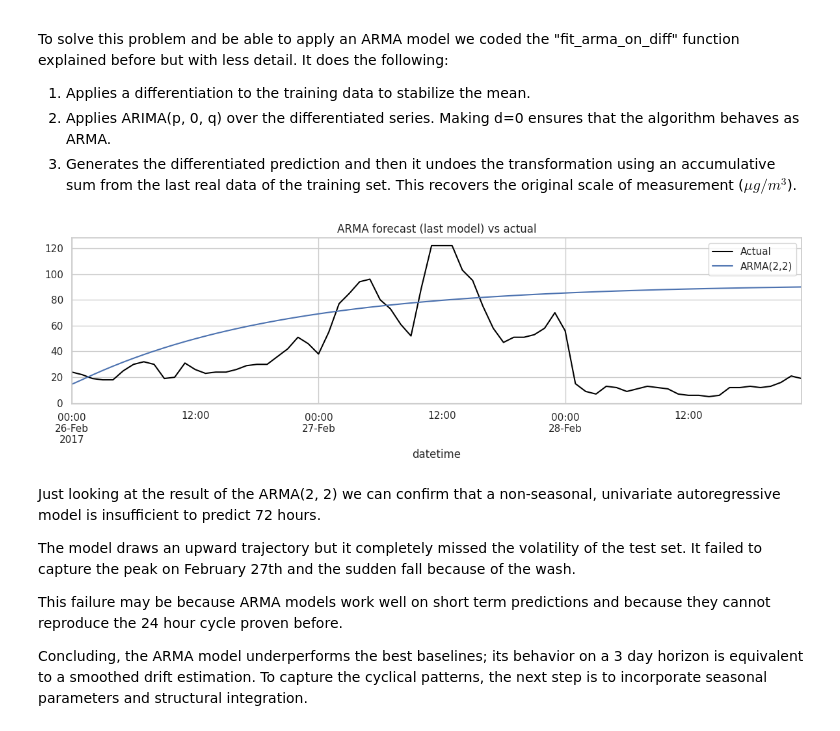
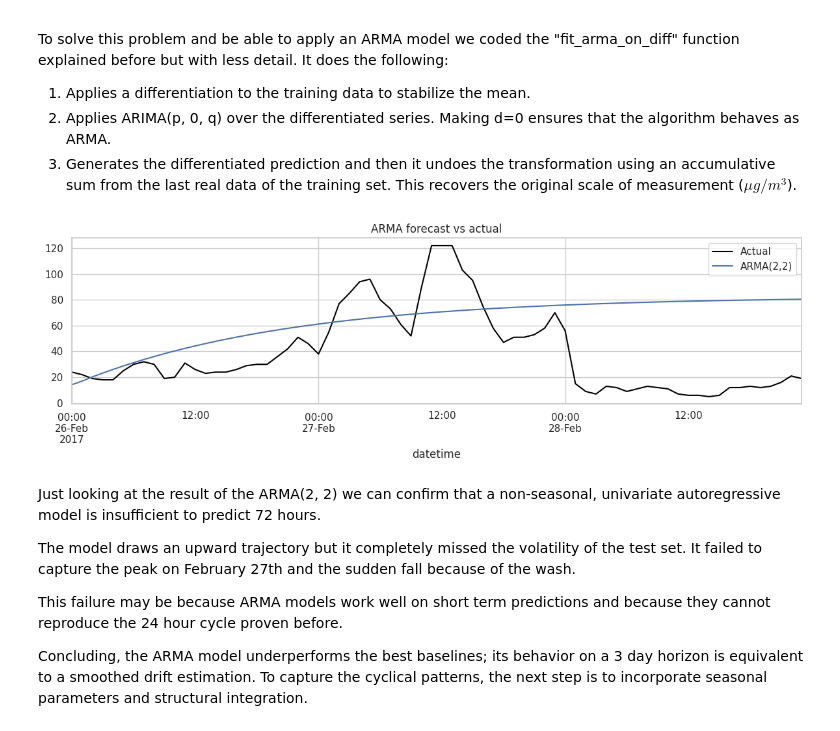
Before and after one commit to marcosmartinezud/beijing-air-quality, a Jupyter notebook: notebooks/beijing-air-quality.ipynb, the cells around one changed output. Drawn from its saved outputs; the diff is of its cells as text; code cells hidden in the pictures.

Commit message:
corrected D=0 vs D=1 and not diff

```diff
--- a/notebooks/beijing-air-quality.ipynb
+++ b/notebooks/beijing-air-quality.ipynb
@@ -361,29 +363,25 @@ To solve this problem and be able to apply an ARMA model we coded the "fit_arma_
 2. Applies ARIMA(p, 0, q) over the differentiated series. Making d=0 ensures that the algorithm behaves as ARMA.
 3. Generates the differentiated prediction and then it undoes the transformation using an accumulative sum from the last real data of the training set. This recovers the original scale of measurement ($\mu g/m^3$).
 # %%
-def fit_arma_on_diff(train_series, order, horizon):
-    diff = train_series.diff().dropna()
-    model = ARIMA(diff, order=(order[0], 0, order[1]))
+def fit_arma(train_series, order, horizon):
+    model = ARIMA(train_series, order=(order[0], 0, order[1]))
     fitted = model.fit()
-    diff_forecast = fitted.forecast(steps=horizon)
-    forecast = train_series.iloc[-1] + np.cumsum(diff_forecast)
-    forecast.index = pd.date_range(train_series.index[-1] + pd.Timedelta(hours=1), periods=horizon, freq="h")
+    forecast = fitted.forecast(steps=horizon)
     return forecast, fitted
-
 
 arma_orders = [(1, 1), (2, 2)]
 for p, q in arma_orders:
-    forecast, fitted = fit_arma_on_diff(train_filled, (p, q), HORIZON_HOURS)
-    add_result(f"ARMA({p},{q}) on diff", forecast)
+    forecast, fitted = fit_arma(train_filled, (p, q), HORIZON_HOURS)
+    add_result(f"ARMA({p},{q})", forecast)
 
 fig, ax = plt.subplots(figsize=(12, 4))
 test_filled.plot(ax=ax, label="Actual", color="black")
 forecast.plot(ax=ax, label=f"ARMA({arma_orders[-1][0]},{arma_orders[-1][1]})")
-ax.set_title("ARMA forecast (last model) vs actual")
+ax.set_title("ARMA forecast vs actual")
 ax.legend()
 plt.tight_layout()
 # %% [output]
-[figure, old version]
+[figure, new version]
 # %% [markdown]
 Just looking at the result of the ARMA(2, 2) we can confirm that a non-seasonal, univariate autoregressive model is insufficient to predict 72 hours.
 
```
Also changed, not shown: parts of 11 cells of this notebook.
